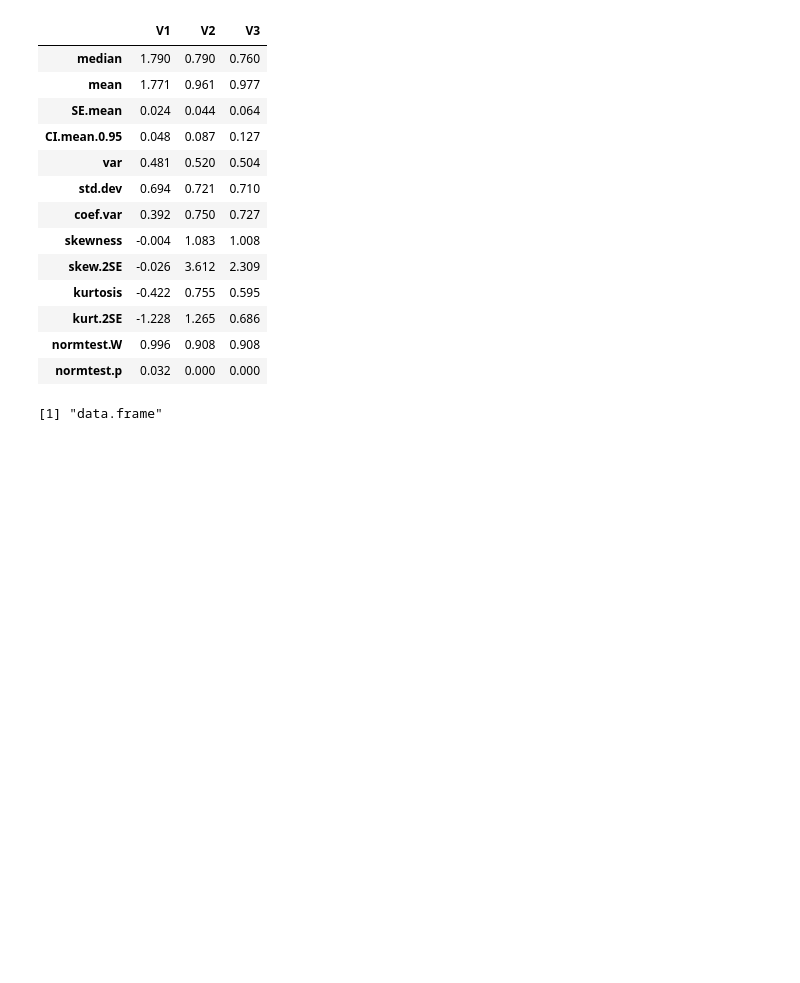
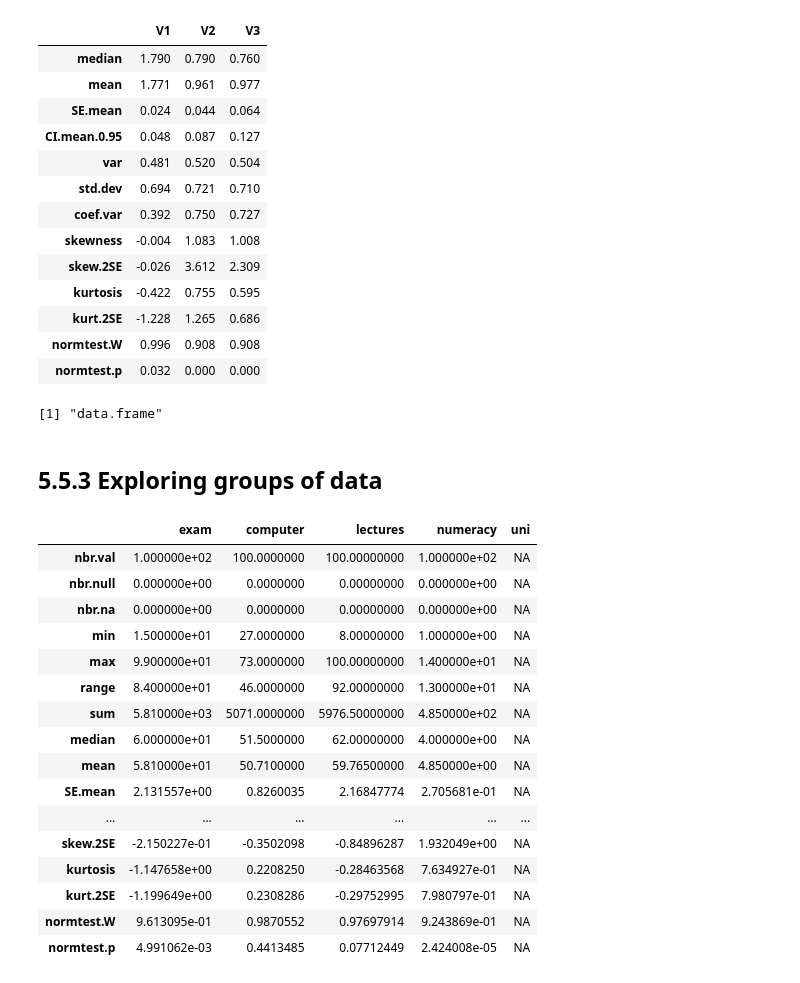
Before and after one commit to dknguyengit/fieldstats, a Jupyter notebook: 5.ipynb, the cells around one changed output. Cells and saved outputs as stored; diff of their text form; code cells hidden in the pictures; blank space fills up the shorter version.

```diff
--- a/5.ipynb
+++ b/5.ipynb
@@ -75,3 +75,5 @@ round(stat.desc(cbind(dlf$day1, dlf$day2, dlf$day3), basic=FALSE, norm=TRUE), di
 class(dlf[, c('day1', 'day2', 'day3')])
 # %% [output]
 [1] "data.frame"
+# %% [markdown]
+## 5.5.3 Exploring groups of data
@@ -77,0 +84,20 @@ class(dlf[, c('day1', 'day2', 'day3')])
+# %%
+stat.desc(rexam, norm=TRUE)
+# %% [output]
+|  | exam | computer | lectures | numeracy | uni |
+| nbr.val | 1.000000e+02 | 100.0000000 | 100.00000000 | 1.000000e+02 | NA |
+| nbr.null | 0.000000e+00 | 0.0000000 | 0.00000000 | 0.000000e+00 | NA |
+| nbr.na | 0.000000e+00 | 0.0000000 | 0.00000000 | 0.000000e+00 | NA |
+| min | 1.500000e+01 | 27.0000000 | 8.00000000 | 1.000000e+00 | NA |
+| max | 9.900000e+01 | 73.0000000 | 100.00000000 | 1.400000e+01 | NA |
+| range | 8.400000e+01 | 46.0000000 | 92.00000000 | 1.300000e+01 | NA |
+| sum | 5.810000e+03 | 5071.0000000 | 5976.50000000 | 4.850000e+02 | NA |
+| median | 6.000000e+01 | 51.5000000 | 62.00000000 | 4.000000e+00 | NA |
+| mean | 5.810000e+01 | 50.7100000 | 59.76500000 | 4.850000e+00 | NA |
+| SE.mean | 2.131557e+00 | 0.8260035 | 2.16847774 | 2.705681e-01 | NA |
+| ... | ... | ... | ... | ... | ... |
+| skew.2SE | -2.150227e-01 | -0.3502098 | -0.84896287 | 1.932049e+00 | NA |
+| kurtosis | -1.147658e+00 | 0.2208250 | -0.28463568 | 7.634927e-01 | NA |
+| kurt.2SE | -1.199649e+00 | 0.2308286 | -0.29752995 | 7.980797e-01 | NA |
+| normtest.W | 9.613095e-01 | 0.9870552 | 0.97697914 | 9.243869e-01 | NA |
+| normtest.p | 4.991062e-03 | 0.4413485 | 0.07712449 | 2.424008e-05 | NA |
```
Also changed, not shown: parts of 14 cells of this notebook.
